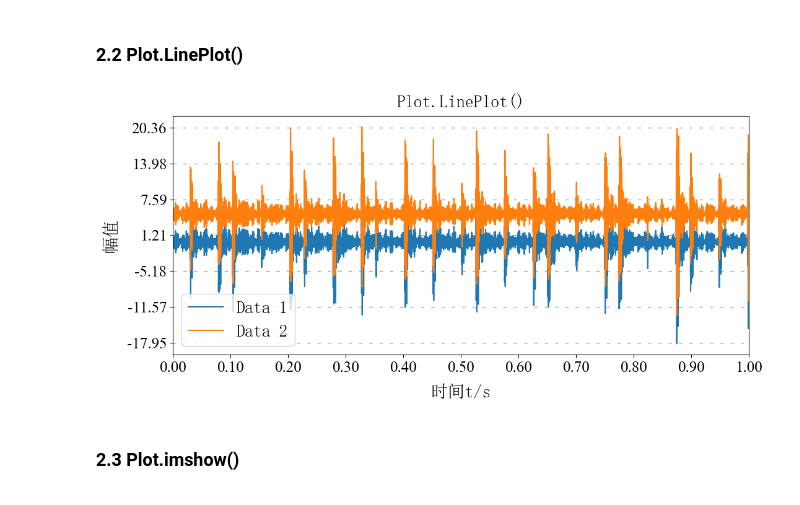
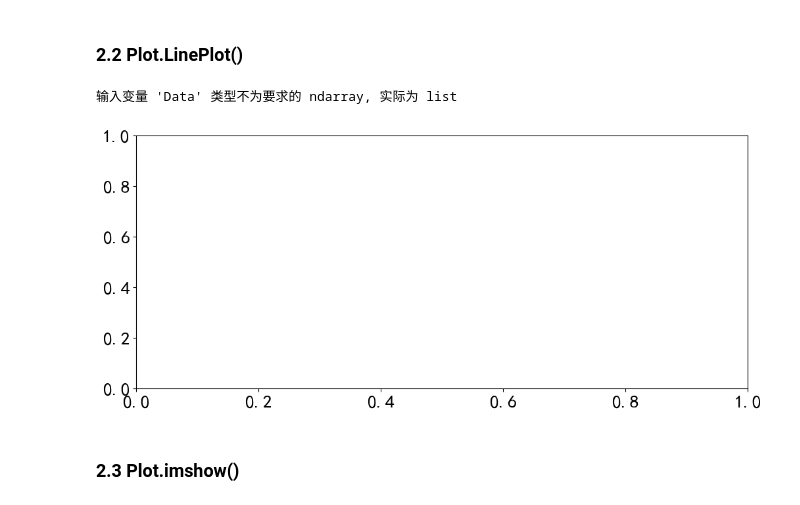
Before and after one commit to xcw1129/PySP, a Jupyter notebook: test.ipynb, the cells around one changed output. Drawn from its saved outputs; the diff is of its cells as text; code cells hidden in the pictures.

```diff
--- a/test.ipynb
+++ b/test.ipynb
@@ -173,17 +170,18 @@ except Exception as e:
 # %%
 from PySP.Plot import LinePlot
 from PySP.Signal import Signal
 
 try:
     Sig = Signal(data=Data, fs=fs, label="测试信号")
 
     LinePlot(xlabel="时间t/s", ylabel="幅值", title="Plot.LinePlot()").show(
-        Axis=Sig.t_Axis, Data=np.array([Sig.data,Sig.data+5]),
+        Axis=Sig.t_Axis, Data=[Sig.data,Sig.data+5],
     )
 except Exception as e:
     print(e)
 # %% [output]
+输入变量 'Data' 类型不为要求的 ndarray, 实际为 list
-[figure, old version]
+[figure, new version]
 # %% [markdown]
 ### 2.3 Plot.imshow()
 # %%
```
Also changed, not shown: parts of 2 cells of this notebook, 4 other files.
